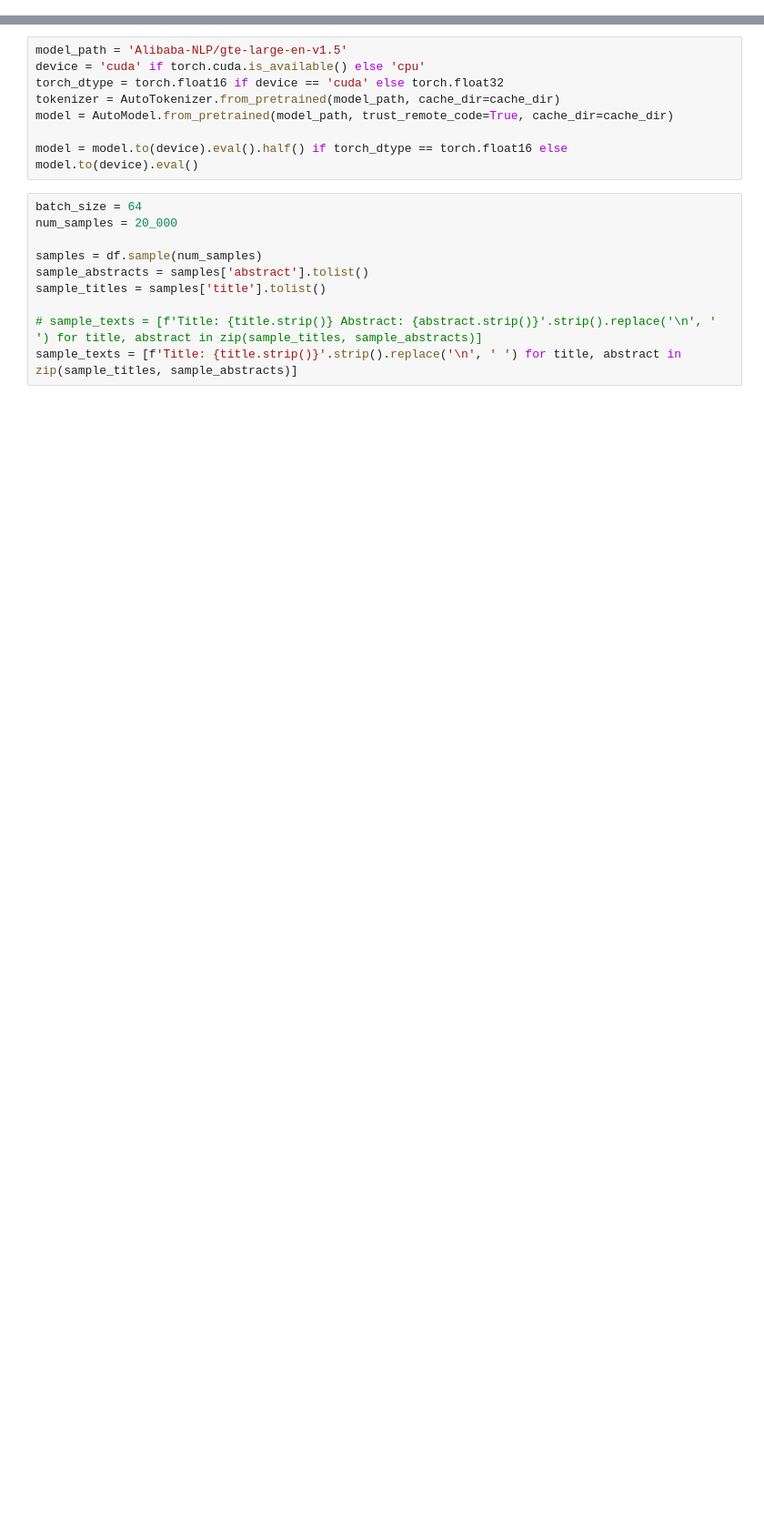
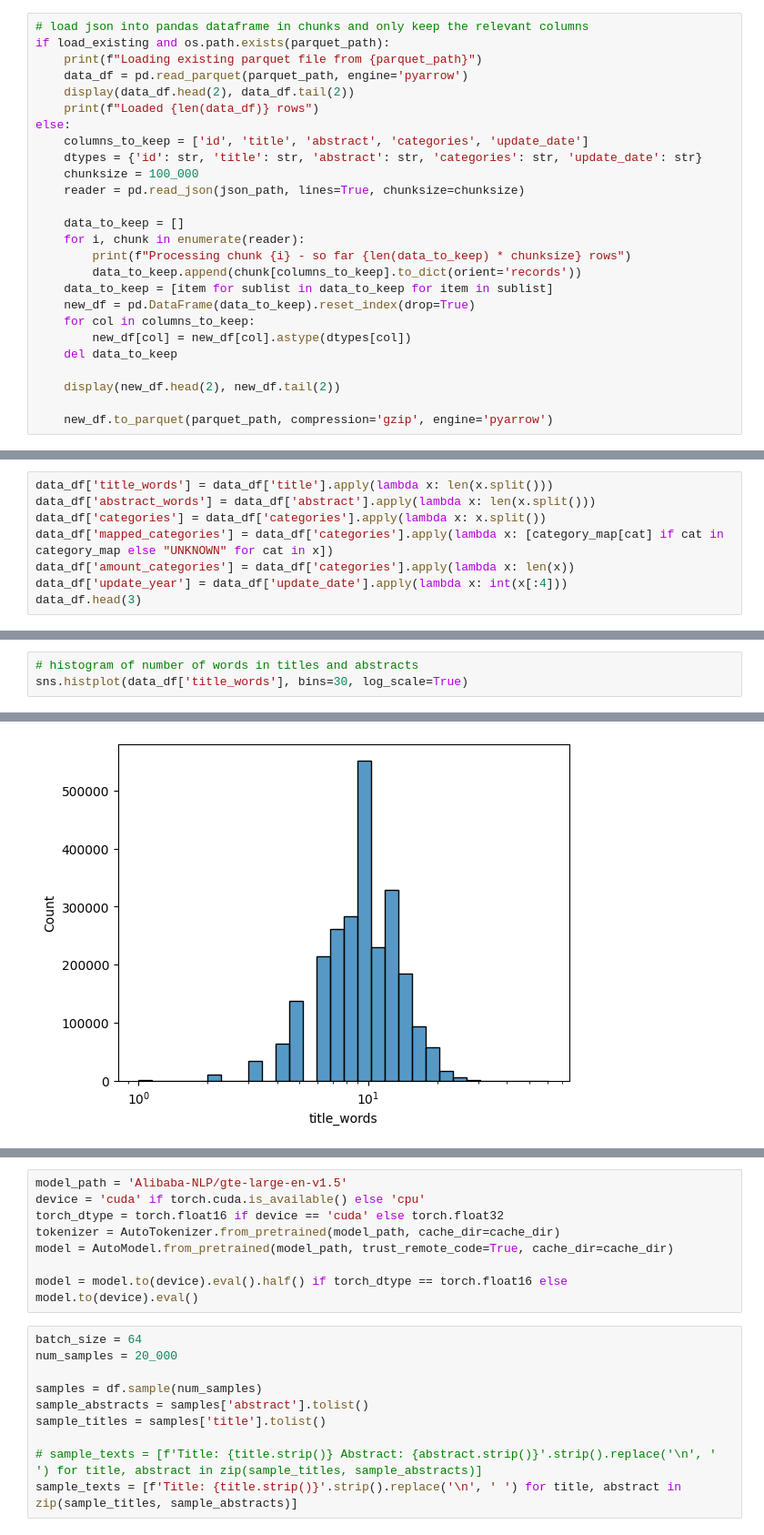
Before and after one commit to Gabriel9753/ArxivAbstractProject, a Jupyter notebook: src/eda.ipynb, the cells around one changed output, grey strips where cells are left out. Shown at 91% size. Drawn from its saved outputs; the diff is of its cells as text; blank space fills up the shorter version.

Commit message:
Fix lfs problems and update notebook for data exploration

```diff
--- a/src/eda.ipynb
+++ b/src/eda.ipynb
@@ -22,0 +23,26 @@ df.head()
+# %%
+# load json into pandas dataframe in chunks and only keep the relevant columns
+if load_existing and os.path.exists(parquet_path):
+    print(f"Loading existing parquet file from {parquet_path}")
+    data_df = pd.read_parquet(parquet_path, engine='pyarrow')
+    display(data_df.head(2), data_df.tail(2))
+    print(f"Loaded {len(data_df)} rows")
+else:
+    columns_to_keep = ['id', 'title', 'abstract', 'categories', 'update_date']
+    dtypes = {'id': str, 'title': str, 'abstract': str, 'categories': str, 'update_date': str}
+    chunksize = 100_000
+    reader = pd.read_json(json_path, lines=True, chunksize=chunksize)
+
+    data_to_keep = []
+    for i, chunk in enumerate(reader):
+        print(f"Processing chunk {i} - so far {len(data_to_keep) * chunksize} rows")
+        data_to_keep.append(chunk[columns_to_keep].to_dict(orient='records'))
+    data_to_keep = [item for sublist in data_to_keep for item in sublist]
+    new_df = pd.DataFrame(data_to_keep).reset_index(drop=True)
+    for col in columns_to_keep:
+        new_df[col] = new_df[col].astype(dtypes[col])
+    del data_to_keep
+
+    display(new_df.head(2), new_df.tail(2))
+
+    new_df.to_parquet(parquet_path, compression='gzip', engine='pyarrow')
@@ -22,0 +250,8 @@ df.head()
+# %%
+data_df['title_words'] = data_df['title'].apply(lambda x: len(x.split()))
+data_df['abstract_words'] = data_df['abstract'].apply(lambda x: len(x.split()))
+data_df['categories'] = data_df['categories'].apply(lambda x: x.split())
+data_df['mapped_categories'] = data_df['categories'].apply(lambda x: [category_map[cat] if cat in category_map else "UNKNOWN" for cat in x])
+data_df['amount_categories'] = data_df['categories'].apply(lambda x: len(x))
+data_df['update_year'] = data_df['update_date'].apply(lambda x: int(x[:4]))
+data_df.head(3)
@@ -22,0 +287,4 @@ df.head()
+# %%
+# histogram of number of words in titles and abstracts
+sns.histplot(data_df['title_words'], bins=30, log_scale=True)
+# %% [output]
@@ -22,0 +292 @@ df.head()
+[figure, added]
```
Also changed, not shown: parts of 25 cells of this notebook, 3 other files.
